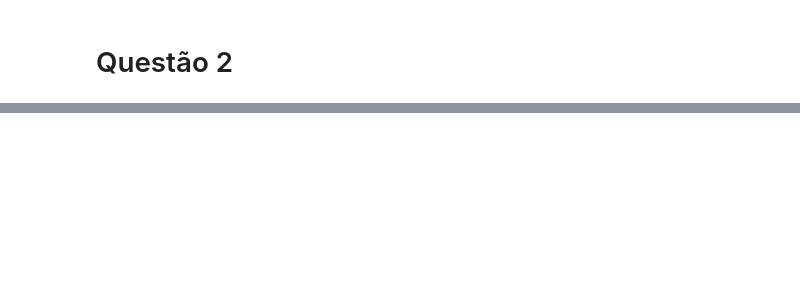
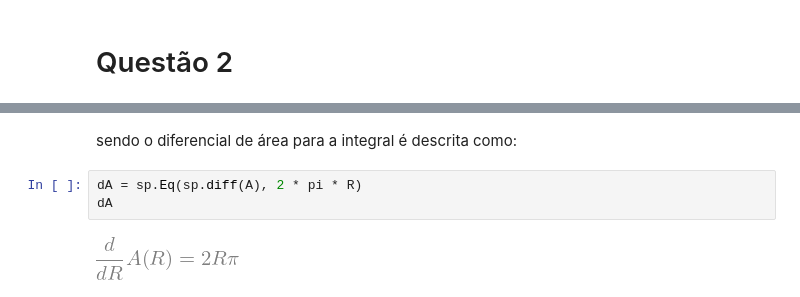
Before and after one commit to ahpqmiranda/ufpa_materiais, a Jupyter notebook: Mecânica dos Fluidos/solucionário prova 1/avaliação p01 solucionário.ipynb, the cells around one changed output, grey strips where cells are left out. Drawn from its saved outputs; the diff is of its cells as text; blank space fills up the shorter version.

```diff
--- a/Mecânica dos Fluidos/solucionário prova 1/avaliação p01 solucionário.ipynb
+++ b/Mecânica dos Fluidos/solucionário prova 1/avaliação p01 solucionário.ipynb
@@ -65,0 +102,7 @@ plt.show()
+# %% [markdown]
+sendo o diferencial de área para a integral é descrita como:
+# %%
+dA = sp.Eq(sp.diff(A), 2 * pi * R)
+dA
+# %% [output]
+[figure, added]
```
Also changed, not shown: parts of 21 cells of this notebook, 2 other files.
